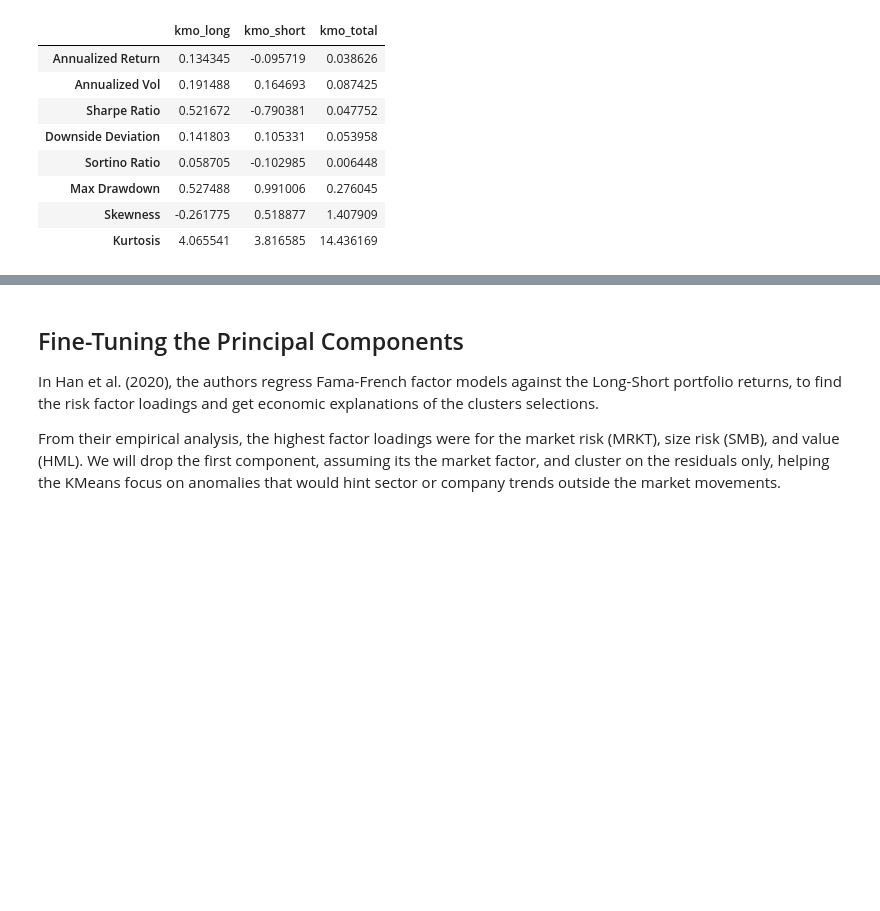
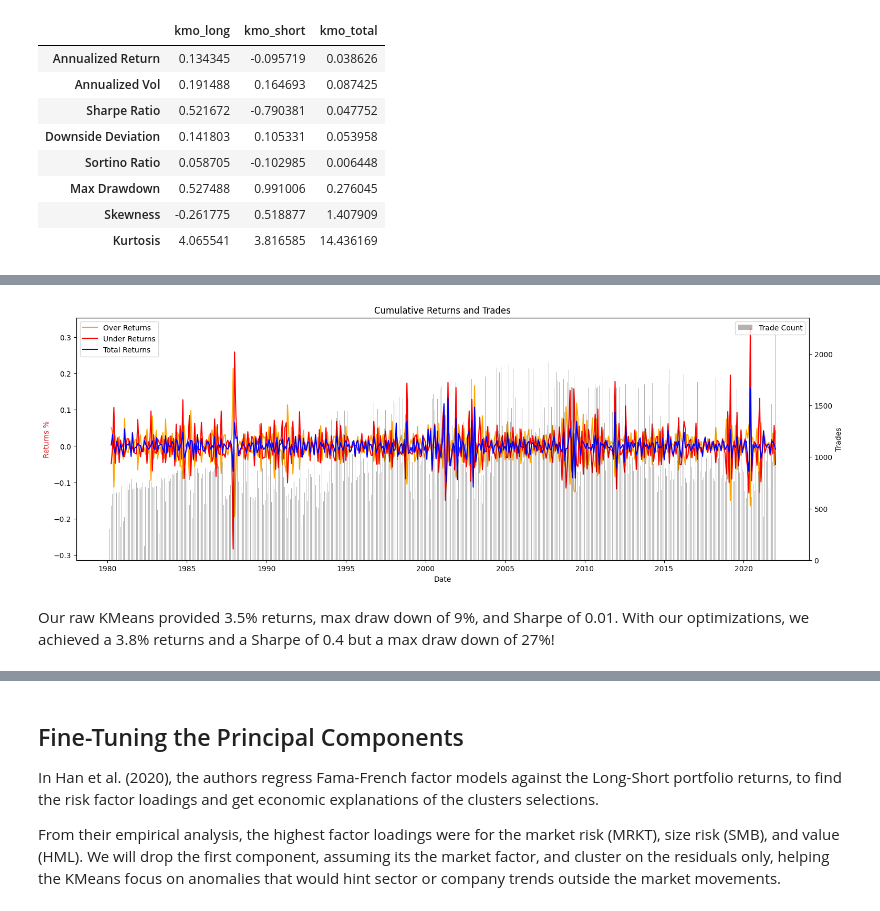
Before and after one commit to adamd1985/pairs_trading_unsupervised_learning, a Jupyter notebook: pairs_unsupervised.ipynb, the cells around one changed output, grey strips where cells are left out. Drawn from its saved outputs; the diff is of its cells as text; code cells hidden in the pictures; blank space fills up the shorter version.

```diff
--- a/pairs_unsupervised.ipynb
+++ b/pairs_unsupervised.ipynb
@@ -1389,0 +1581,3 @@ kmo_stats_df
+# %%
+log_rets = get_log_rets(re_overs_df, re_unders_df)
+log_rets['Totals'].tail(5)
@@ -1389,0 +1592,8 @@ kmo_stats_df
+# %%
+plot_log_rets(log_rets)
+plt.title('Cumulative Returns and Trades')
+plt.show()
+# %% [output]
+[figure, added]
+# %% [markdown]
+Our raw KMeans provided 3.5% returns, max draw down of 9%, and Sharpe of 0.01. With our optimizations, we achieved a 3.8% returns and a Sharpe of 0.4 but a max draw down of 27%!
```
Also changed, not shown: parts of 25 cells of this notebook, 1 other file.
